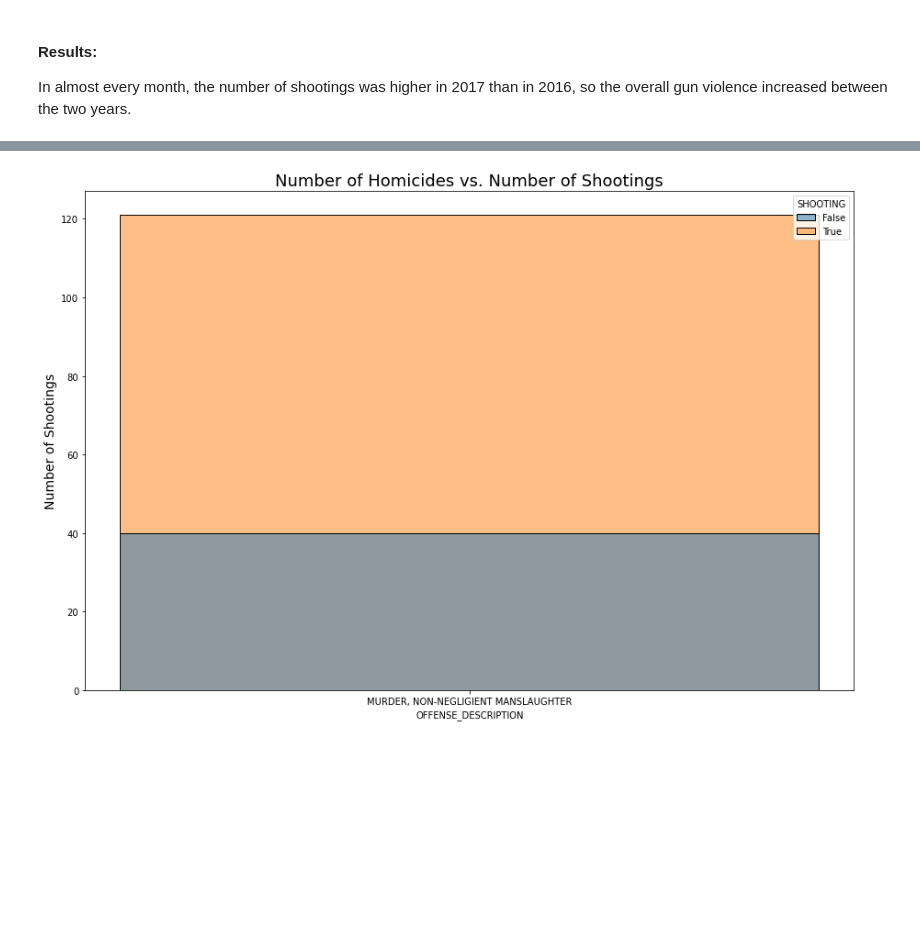
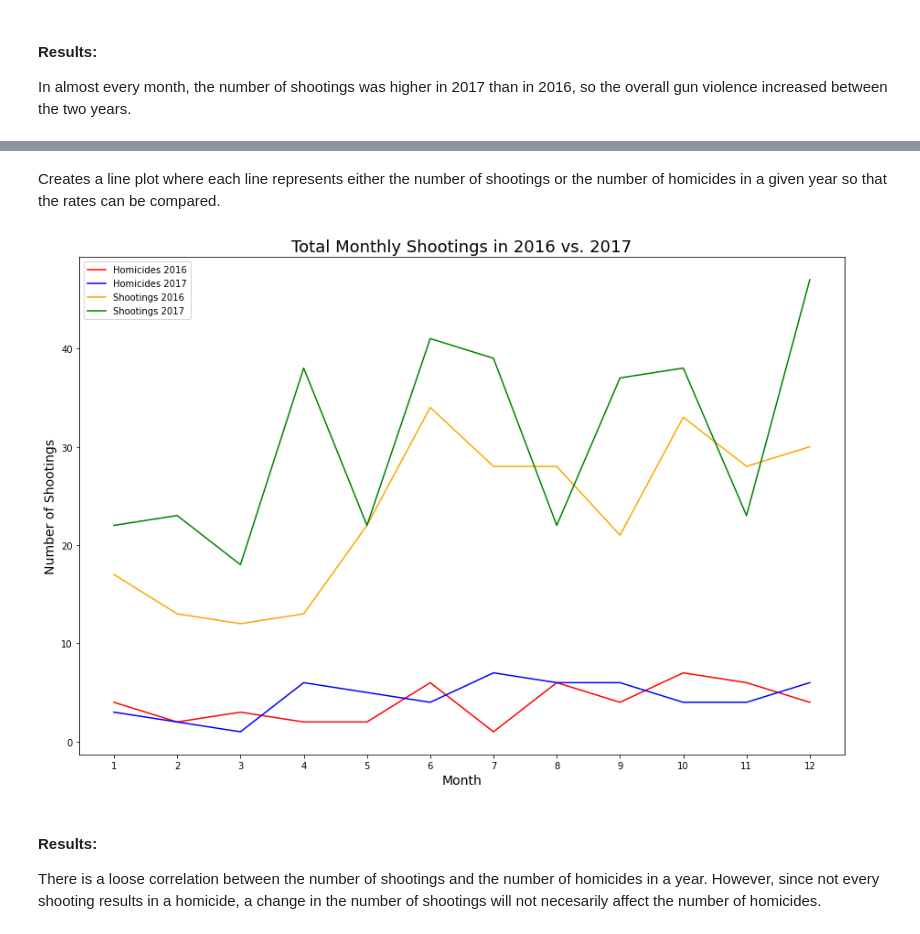
Before and after one commit to nathalieforsythe/DataScience2021F, a Jupyter notebook: Unit3/Project3A/project3a.ipynb, the cells around one changed output, grey strips where cells are left out. Cells and saved outputs as stored; diff of their text form; code cells hidden in the pictures; blank space fills up the shorter version.

Commit message:
Created bar charts, line plots, and histograms, added explanations and results for each step/graph

```diff
--- a/Unit3/Project3A/project3a.ipynb
+++ b/Unit3/Project3A/project3a.ipynb
@@ -165,3 +181,5 @@ Creates a dataframe from containing only homicides
 # %%
-homicides = bcd.loc[bcd['OFFENSE_CODE_GROUP'] == 'Homicide']
-homicides
+homicides_2016 = bcd.loc[(bcd['OFFENSE_CODE_GROUP'] == 'Homicide') & (bcd['YEAR'] == 2016)]
+homicides_count_2016 = homicides_2016.groupby(['MONTH']).count()
+homicides_2017 = bcd.loc[(bcd['OFFENSE_CODE_GROUP'] == 'Homicide') & (bcd['YEAR'] == 2017)]
+homicides_count_2017 = homicides_2017.groupby(['MONTH']).count()
@@ -182,11 +186,22 @@ homicides
-# %%
-plt.figure(figsize = (15,10))
-
-sns.histplot(bcd, x = homicides['OFFENSE_DESCRIPTION'], hue = homicides['SHOOTING'])
-
-plt.title('Number of Homicides vs. Number of Shootings', fontsize = 18)
-# plt.xlabel('Month', fontsize = 14)
-plt.ylabel('Number of Shootings', fontsize = 14)
-plt.show()
-# %% [output]
-[figure, removed]
+# %% [markdown]
+Creates a line plot where each line represents either the number of shootings or the number of homicides in a given year so that the rates can be compared.
+# %%
+plt.figure(figsize = (15,10))
+
+sns.lineplot(x = homicides_count_2016.index, y = homicides_count_2016['OFFENSE_DESCRIPTION'], color = 'red', label = 'Homicides 2016')
+sns.lineplot(x = homicides_count_2017.index, y = homicides_count_2017['OFFENSE_DESCRIPTION'], color = 'blue', label = 'Homicides 2017')
+sns.lineplot(x = shootings_count_2016.index, y = shootings_count_2016, color = 'orange', label = 'Shootings 2016')
+sns.lineplot(x = shootings_count_2017.index, y = shootings_count_2017, color = 'green', label = 'Shootings 2017')
+
+plt.title('Total Monthly Shootings in 2016 vs. 2017', fontsize = 18)
+plt.xlabel('Month', fontsize = 14)
+plt.xticks(homicides_count_2016.index)
+plt.ylabel('Number of Shootings', fontsize = 14)
+plt.legend()
+plt.show()
+# %% [output]
+[figure, added]
+# %% [markdown]
+#### Results:
+
+There is a loose correlation between the number of shootings and the number of homicides in a year. However, since not every shooting results in a homicide, a change in the number of shootings will not necesarily affect the number of homicides.
```
Also changed, not shown: parts of 5 cells of this notebook.
